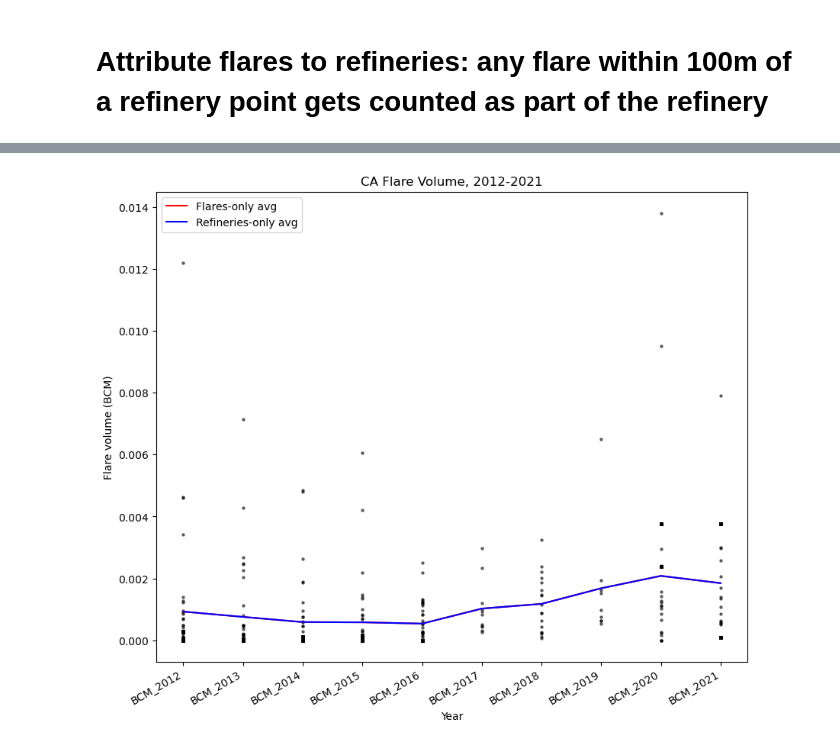
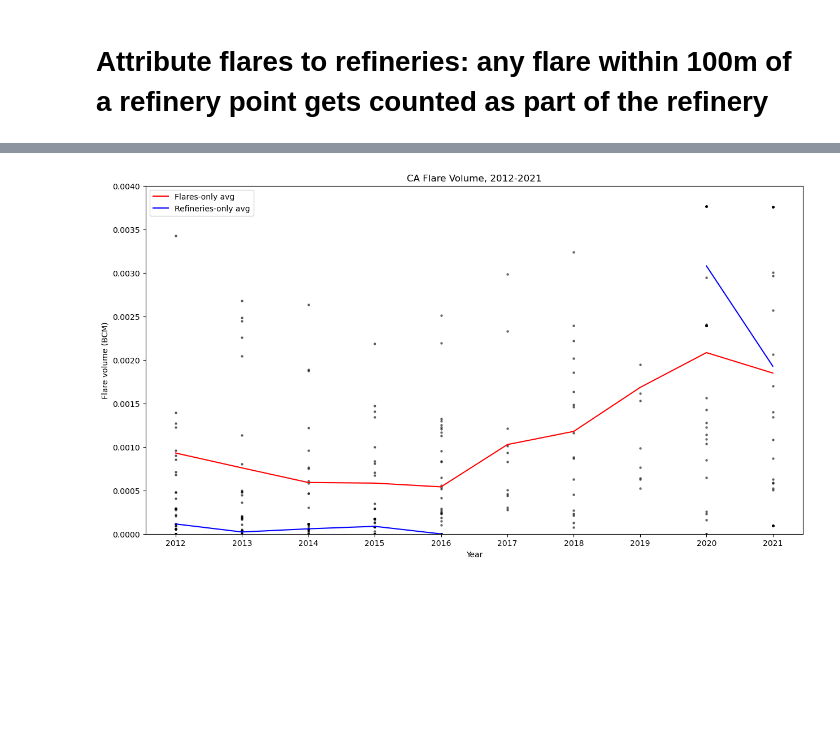
Before and after one commit to natebendermontana/capstone_rmi, a Jupyter notebook: flare_vol_by_year.ipynb, the cells around one changed output, grey strips where cells are left out. Saved outputs shown, nothing was run; the diff lists cells and outputs as text; code cells hidden in the pictures; blank space fills up the shorter version.

```diff
--- a/flare_vol_by_year.ipynb
+++ b/flare_vol_by_year.ipynb
@@ -229,3 +271,5 @@ refs.sample(1)
+# %%
+ca_flares = gp.read_file("data/ca_flares_clean.shp")
 # %%
 # set common crs for project
 # epsg3310: https://epsg.io/3310-1739
@@ -258,42 +320,43 @@ ca_flares = pd.merge(ca_flares, flares_in_refs[['flare_id', 'flare_type']], on='
 ca_flares['flare_type'] = ca_flares['flare_type'].fillna('flare')
 # %%
-# Define the list of columns to use
-col_list = ['BCM_2012','BCM_2013','BCM_2014','BCM_2015','BCM_2016','BCM_2017',
-            'BCM_2018','BCM_2019','BCM_2020','BCM_2021']
-
 # Create a scatterplot of flare volume values over time
-fig, ax = plt.subplots(figsize=(10,8)) # Adjust the plot size
+fig, ax = plt.subplots(figsize=(15,8)) # Adjust the plot size
 for i, year in enumerate(col_list):
     ax.scatter([i] * len(ca_flares), ca_flares[year], s=5, alpha=0.5, color='black')
 
 # do some filtering
 flares_only_df = ca_flares[ca_flares['flare_type'] == 'flare']
 refs_only_df = ca_flares[ca_flares['flare_type'] == 'ref']
 
 # Add a trend line of the average across the whole dataframe for all years
 mean_vals_flares = flares_only_df[col_list].mean(axis=0)
-mean_vals_refs = flares_only_df[col_list].mean(axis=0)
+mean_vals_refs = refs_only_df[col_list].mean(axis=0)
 
 ax.plot(range(len(col_list)), mean_vals_flares, color='r', label='Flares-only avg')
 ax.plot(range(len(col_list)), mean_vals_refs, color='b', label='Refineries-only avg')
 
 
 # Set the x-axis labels to the corresponding year
 ax.set_xticks(range(len(col_list)))
-ax.set_xticklabels(col_list, rotation=30, ha='right')
+ax.set_xticklabels(col_list)
 
 
 # Set the axis labels and title
+ax.set_ylabel('Flare volume (BCM)')
 ax.set_xlabel('Year')
-ax.set_ylabel('Flare volume (BCM)')
+ax.set_xticks(range(len(col_list)))
+ax.set_xticklabels([col.split('_')[1] for col in col_list])  # extract the year values from the col names
 ax.set_title('CA Flare Volume, 2012-2021')
 
 # Add a legend
 ax.legend()
 
-plt.savefig('flarevol_year.png', dpi=300, bbox_inches='tight')
+# Set the y-axis limits
+ax.set_ylim(0, 0.004)
+
+#plt.savefig('flarevol_year_avgs.png', dpi=300, bbox_inches='tight')
 
 # Show the plot
 plt.show()
 # %% [output]
-[figure, old version]
+[figure, new version]
```
Also changed, not shown: parts of 25 cells of this notebook, 11 other files.
